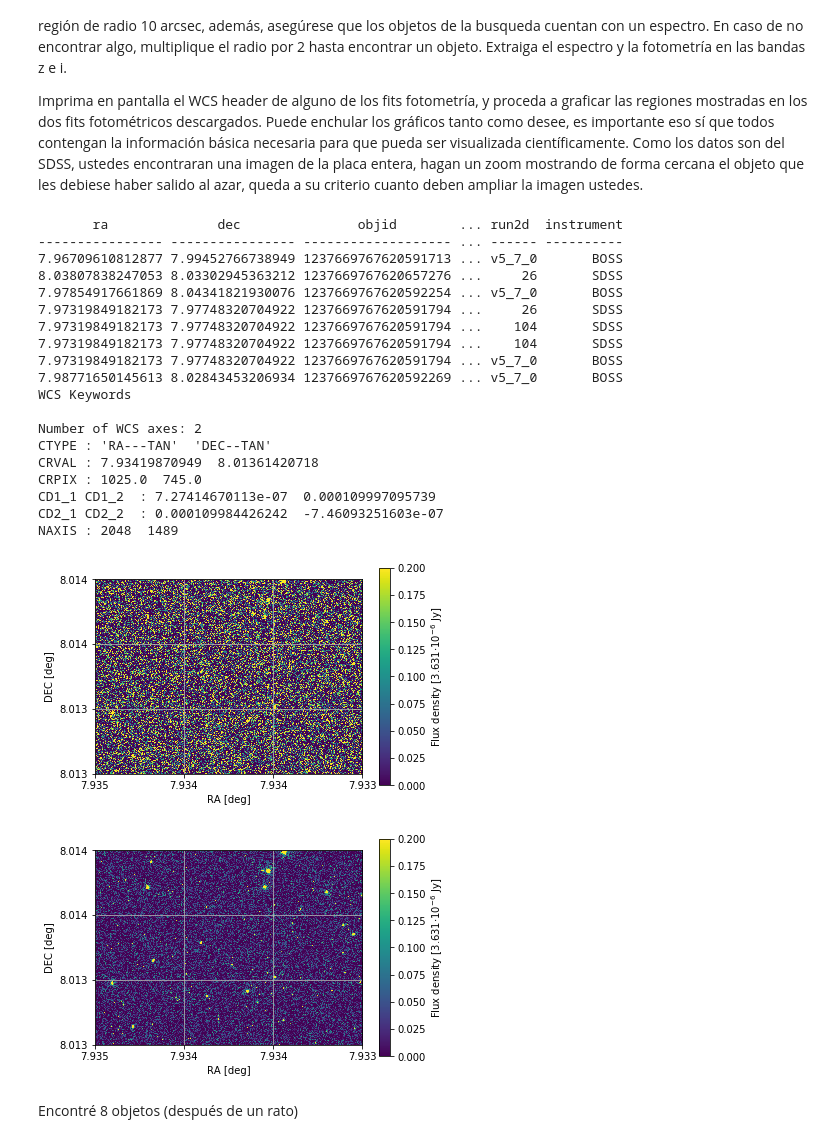
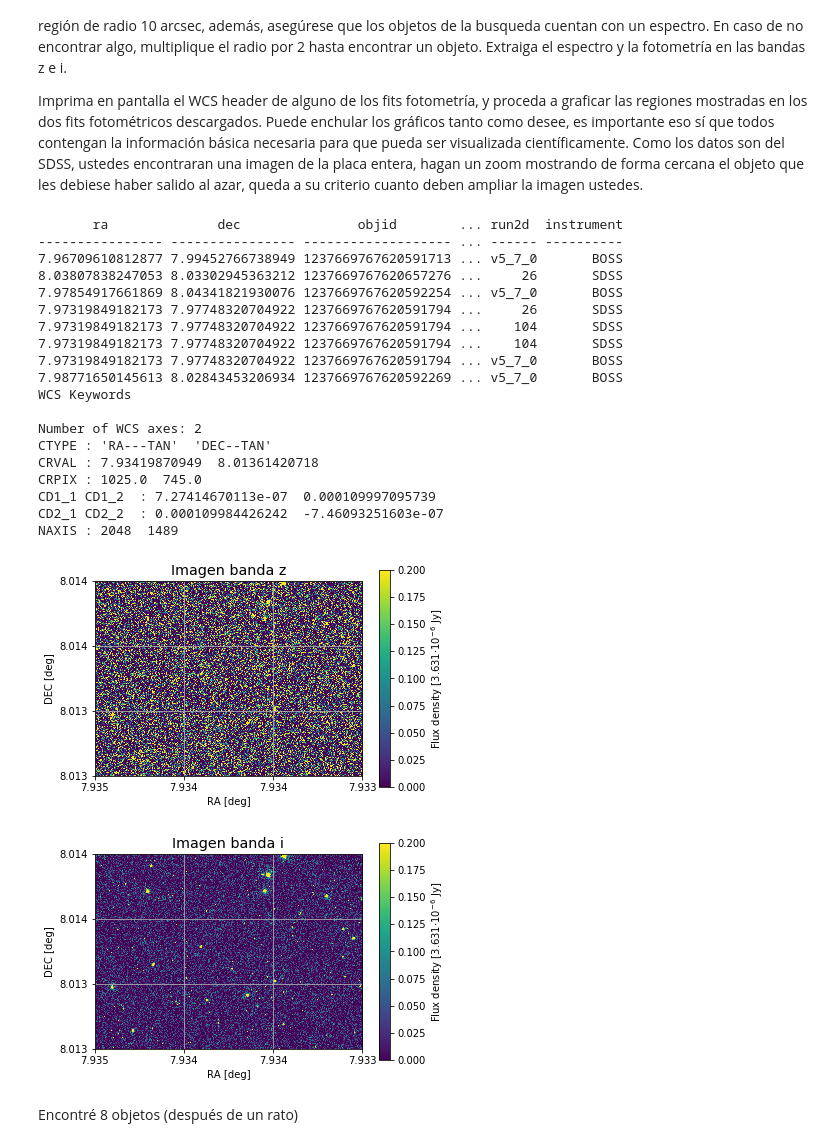
Before and after one commit to valfessi/minitarea4, a Jupyter notebook: minitarea4.ipynb, the cells around one changed output. Drawn from its saved outputs; the diff is of its cells as text; code cells hidden in the pictures.

```diff
--- a/minitarea4.ipynb
+++ b/minitarea4.ipynb
@@ -303,6 +303,7 @@ plt.yticks((0,len(dec)/3,2*len(dec)/3,len(dec)),(round(dec[0],3),round(dec[len(d
 plt.xlabel('RA [deg]')
 plt.ylabel('DEC [deg]')
 plt.grid(b=None)
+plt.title('Imagen banda z')
 cb = plt.colorbar()
 cb.set_label('Flux density [3.631$ \cdot 10^{-6}$ Jy]')
 plt.show()
@@ -311,35 +312,36 @@ plt.show()
 plt.imshow(datai,cmap='viridis',vmin=0,vmax=0.2)
 plt.xticks((0,len(ra)/3,2*len(ra)/3,len(ra)),(round(ra[0],3),round(ra[len(ra)/3],3),round(ra[2*len(ra)/3],3),round(ra[-1],3)))
 plt.gca().invert_xaxis()
 plt.yticks((0,len(dec)/3,2*len(dec)/3,len(dec)),(round(dec[0],3),round(dec[len(dec)/3],3),round(dec[2*len(dec)/3],3),round(dec[-1],3)))
 plt.xlabel('RA [deg]')
 plt.ylabel('DEC [deg]')
+plt.title('Imagen banda i')
 plt.grid(b=None)
 cb = plt.colorbar()
 cb.set_label('Flux density [3.631$ \cdot 10^{-6}$ Jy]')
 plt.show()
 # %% [output]
        ra              dec               objid        ... run2d  instrument
 ---------------- ---------------- ------------------- ... ------ ----------
 7.96709610812877 7.99452766738949 1237669767620591713 ... v5_7_0       BOSS
 8.03807838247053 8.03302945363212 1237669767620657276 ...     26       SDSS
 7.97854917661869 8.04341821930076 1237669767620592254 ... v5_7_0       BOSS
 7.97319849182173 7.97748320704922 1237669767620591794 ...     26       SDSS
 7.97319849182173 7.97748320704922 1237669767620591794 ...    104       SDSS
 7.97319849182173 7.97748320704922 1237669767620591794 ...    104       SDSS
 7.97319849182173 7.97748320704922 1237669767620591794 ... v5_7_0       BOSS
 7.98771650145613 8.02843453206934 1237669767620592269 ... v5_7_0       BOSS
 WCS Keywords
 
 Number of WCS axes: 2
 CTYPE : 'RA---TAN'  'DEC--TAN'
 CRVAL : 7.93419870949  8.01361420718
 CRPIX : 1025.0  745.0
 CD1_1 CD1_2  : 7.27414670113e-07  0.000109997095739
 CD2_1 CD2_2  : 0.000109984426242  -7.46093251603e-07
 NAXIS : 2048  1489
-[figure, old version]
+[figure, new version]
-[figure, old version]
+[figure, new version]
 # %% [markdown]
 Encontré 8 objetos (después de un rato)
 # %% [markdown]
```
